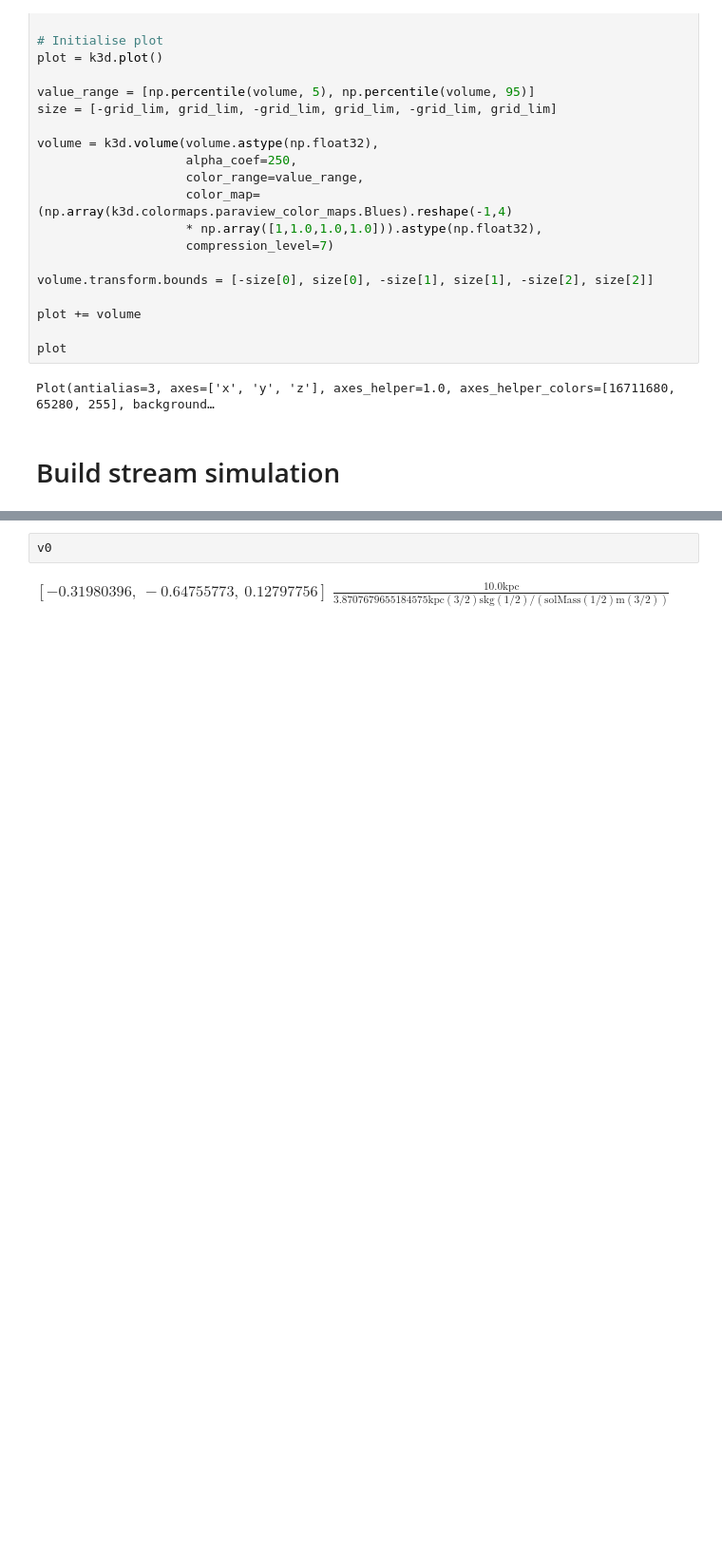
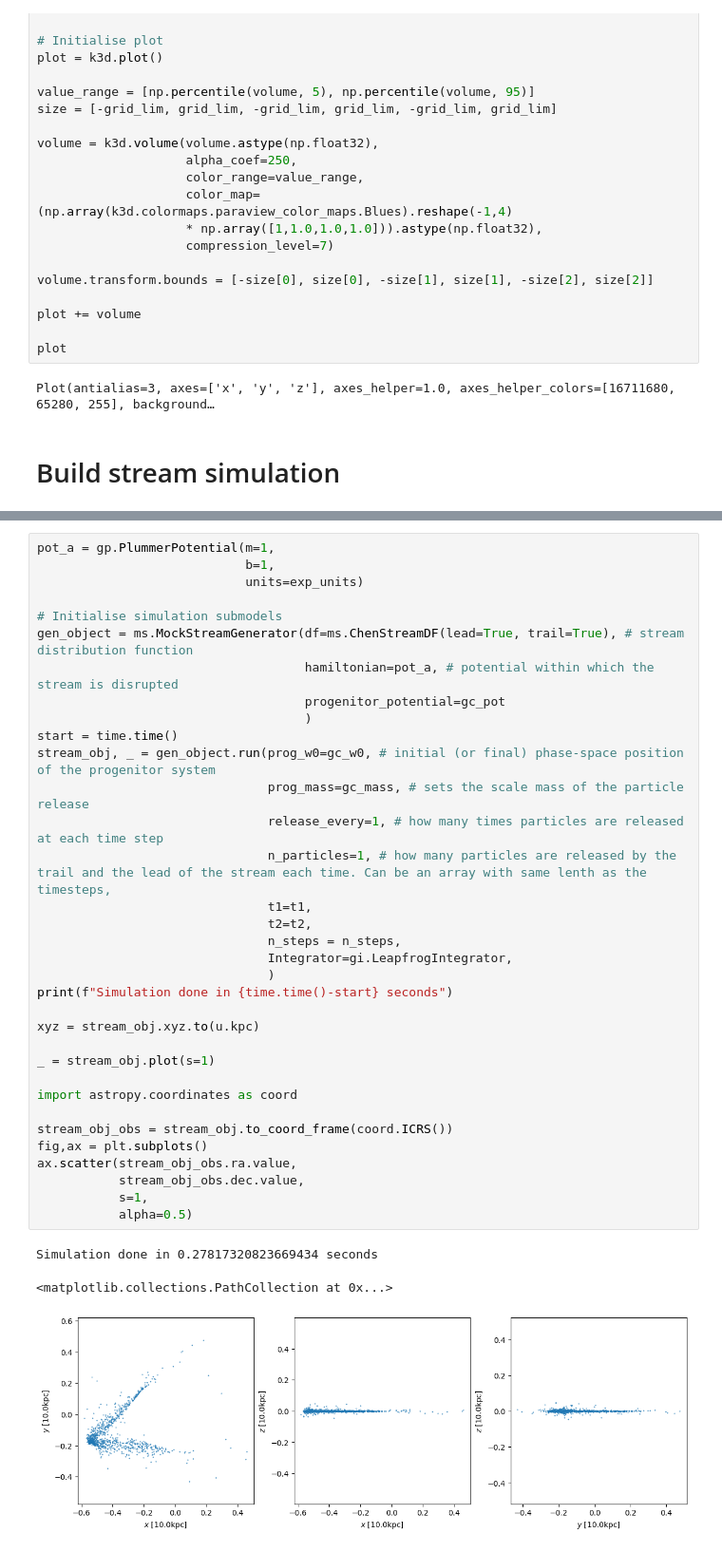
Before and after one commit to ariasant/streams_in_dreams, a Jupyter notebook: plummer_sphere_stream_sim.ipynb, the cells around one changed output, grey strips where cells are left out. Shown at 95% size. Saved outputs shown, nothing was run; the diff lists cells and outputs as text; blank space fills up the shorter version.

```diff
--- a/plummer_sphere_stream_sim.ipynb
+++ b/plummer_sphere_stream_sim.ipynb
@@ -517,4 +527,38 @@ Text(0.5, 0, 'x [kpc]')
 # %%
-v0
+pot_a = gp.PlummerPotential(m=1,
+                            b=1,
+                            units=exp_units)
+
+# Initialise simulation submodels
+gen_object = ms.MockStreamGenerator(df=ms.ChenStreamDF(lead=True, trail=True), # stream distribution function
+                                    hamiltonian=pot_a, # potential within which the stream is disrupted
+                                    progenitor_potential=gc_pot
+                                    )
+start = time.time()
+stream_obj, _ = gen_object.run(prog_w0=gc_w0, # initial (or final) phase-space position of the progenitor system
+                               prog_mass=gc_mass, # sets the scale mass of the particle release
+                               release_every=1, # how many times particles are released at each time step
+                               n_particles=1, # how many particles are released by the trail and the lead of the stream each time. Can be an array with same lenth as the timesteps,
+                               t1=t1,
+                               t2=t2,
+                               n_steps = n_steps,
+                               Integrator=gi.LeapfrogIntegrator,
+                               )
+print(f"Simulation done in {time.time()-start} seconds")
+
+xyz = stream_obj.xyz.to(u.kpc)
+
+_ = stream_obj.plot(s=1)
+
+import astropy.coordinates as coord
+
+stream_obj_obs = stream_obj.to_coord_frame(coord.ICRS())
+fig,ax = plt.subplots()
+ax.scatter(stream_obj_obs.ra.value,
+           stream_obj_obs.dec.value,
+           s=1,
+           alpha=0.5)
 # %% [output]
-$[-0.31980396,~-0.64755773,~0.12797756] \; \mathrm{\frac{10.0 kpc}{3.8707679655184575 kpc(3/2) s kg(1/2) / (solMass(1/2) m(3/2))}}$
+Simulation done in 0.27817320823669434 seconds
+<matplotlib.collections.PathCollection at 0x...>
+[figure, added]
```
Also changed, not shown: parts of 55 cells of this notebook, 6 other files.
